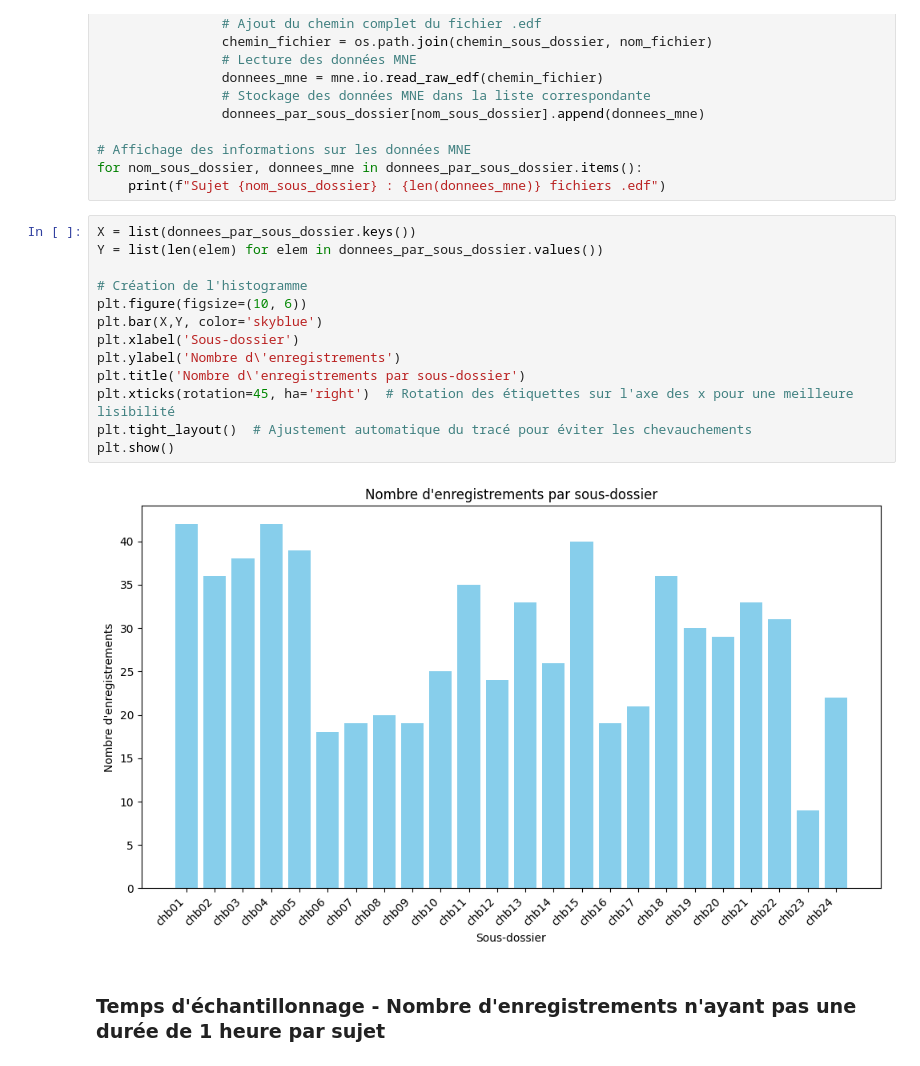
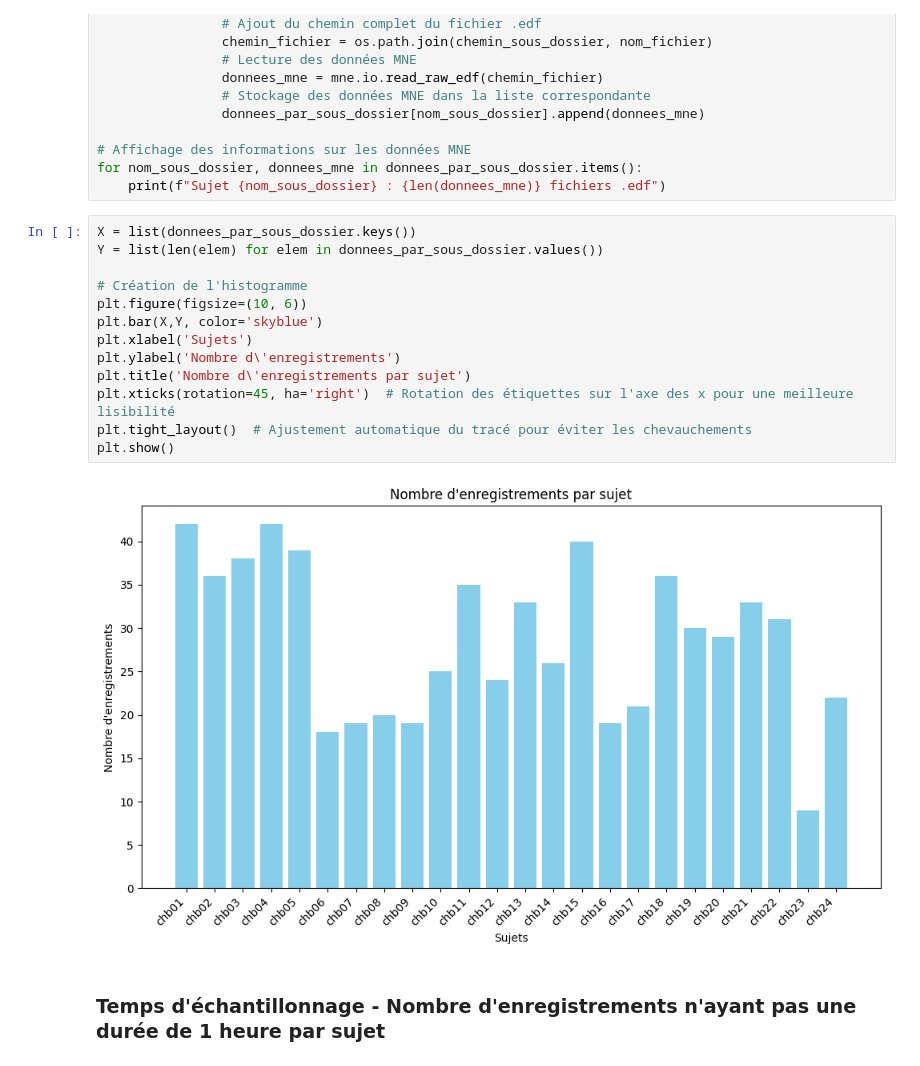
Before and after one commit to Rinkachirikiari/EEG_Seizures_Transformers-, a Jupyter notebook: Preprocessing_Training.ipynb, the cells around one changed output. Cells and saved outputs as stored; diff of their text form.

```diff
--- a/Preprocessing_Training.ipynb
+++ b/Preprocessing_Training.ipynb
@@ -41,18 +41,18 @@ for nom_sous_dossier, donnees_mne in donnees_par_sous_dossier.items():
 # %%
 X = list(donnees_par_sous_dossier.keys())
 Y = list(len(elem) for elem in donnees_par_sous_dossier.values())
 
 # Création de l'histogramme
 plt.figure(figsize=(10, 6))
 plt.bar(X,Y, color='skyblue')
-plt.xlabel('Sous-dossier')
+plt.xlabel('Sujets')
 plt.ylabel('Nombre d\'enregistrements')
-plt.title('Nombre d\'enregistrements par sous-dossier')
+plt.title('Nombre d\'enregistrements par sujet')
 plt.xticks(rotation=45, ha='right')  # Rotation des étiquettes sur l'axe des x pour une meilleure lisibilité
 plt.tight_layout()  # Ajustement automatique du tracé pour éviter les chevauchements
 plt.show()
 # %% [output]
-[figure, old version]
+[figure, new version]
 # %% [markdown]
 ### Temps d'échantillonnage - Nombre d'enregistrements n'ayant pas une durée de 1 heure par sujet
 # %%
```
